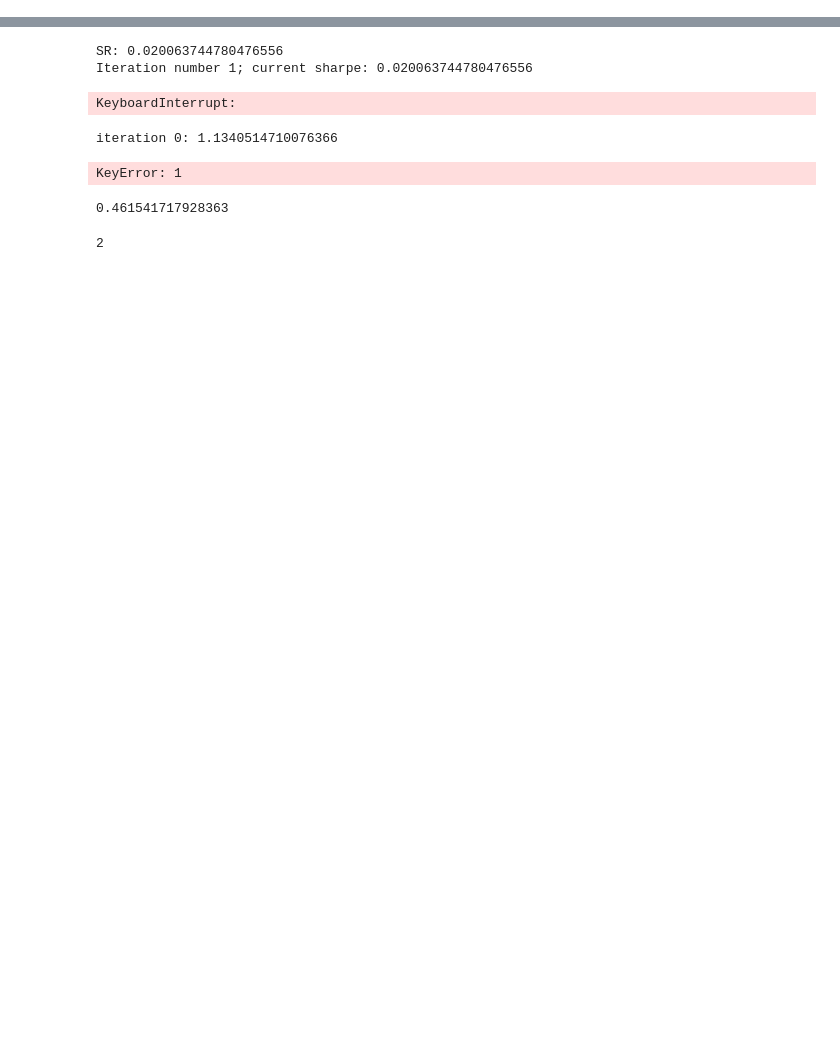
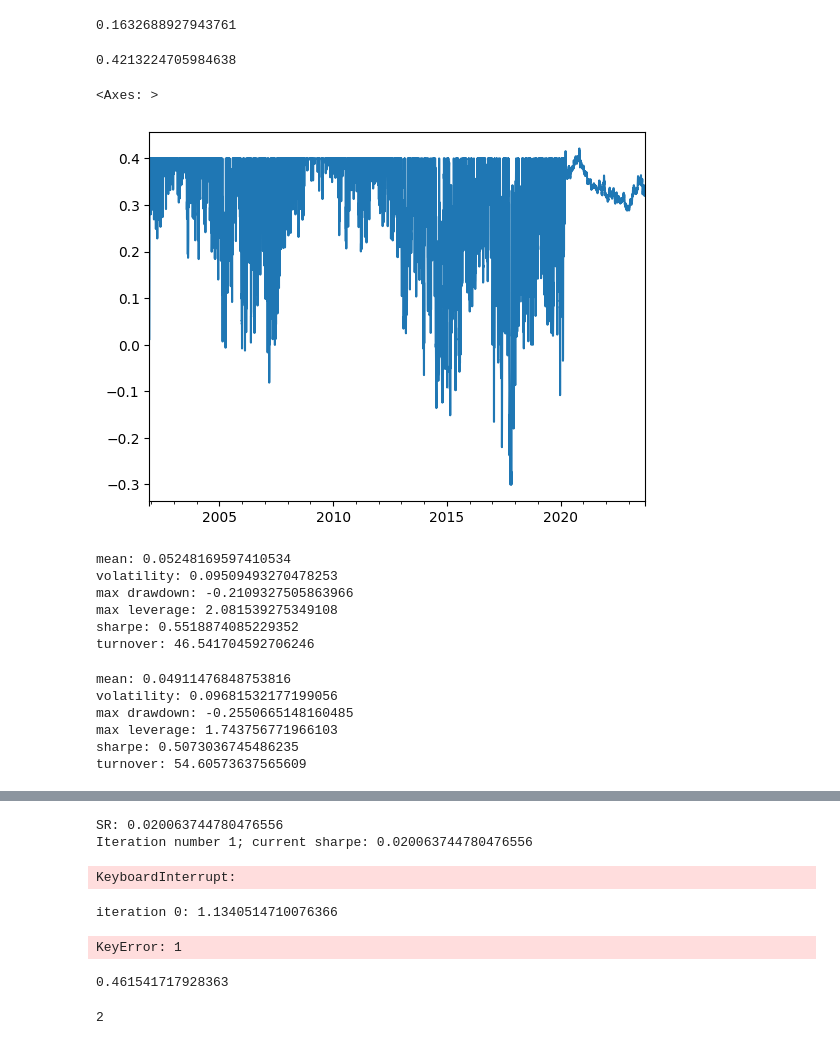
Before and after one commit to cvxgrp/markowitz-reference, a Jupyter notebook: experiments/playground.ipynb, the cells around one changed output, grey strips where cells are left out. Saved outputs shown, nothing was run; the diff lists cells and outputs as text; code cells hidden in the pictures; blank space fills up the shorter version.

```diff
--- a/experiments/playground.ipynb
+++ b/experiments/playground.ipynb
@@ -213,0 +334,30 @@ results2, duals2 = run_markowitz(
+# %%
+gamma_zeros = pd.Series(np.zeros(len(prices)), index=prices.index)
+
+hyperparameters = HyperParameters(
+    1, 1, gamma_zeros, gamma_zeros, gamma_zeros
+)
+
+targets = Targets(
+    T_target=0,
+    L_target=0,
+    risk_target=0,
+)
+limits = Limits(
+    T_max=50/252,
+    L_max=1.6,
+    risk_max=0.15/np.sqrt(252),
+)
+
+results, duals = run_markowitz(
+            full_markowitz,
+            prices,
+            spread,
+            volume,
+            rf,
+            targets=targets,
+            limits=limits,
+            hyperparameters=hyperparameters,
+            hard=False,
+            verbose=True,
+        )
@@ -213,0 +458,41 @@ results2, duals2 = run_markowitz(
+# %%
+duals.Turnover.isna().sum() / len(duals)
+# %% [output]
+0.1632688927943761
+# %%
+results.cash_weight.max()
+# %% [output]
+0.4213224705984638
+# %%
+results.cash_weight.plot()
+# %% [output]
+<Axes: >
+[figure, added]
+# %%
+print(f"mean: {results.mean_return}")
+print(f"volatility: {results.volatility}")
+print(f"max drawdown: {results.max_drawdown}")
+print(f"max leverage: {results.max_leverage}")
+print(f"sharpe: {results.sharpe}")
+print(f"turnover: {results.turnover}")
+# %% [output]
+mean: 0.05248169597410534
+volatility: 0.09509493270478253
+max drawdown: -0.2109327505863966
+max leverage: 2.081539275349108
+sharpe: 0.5518874085229352
+turnover: 46.541704592706246
+# %%
+print(f"mean: {results2.mean_return}")
+print(f"volatility: {results2.volatility}")
+print(f"max drawdown: {results2.max_drawdown}")
+print(f"max leverage: {results2.max_leverage}")
+print(f"sharpe: {results2.sharpe}")
+print(f"turnover: {results2.turnover}")
+# %% [output]
+mean: 0.04911476848753816
+volatility: 0.09681532177199056
+max drawdown: -0.2550665148160485
+max leverage: 1.743756771966103
+sharpe: 0.5073036745486235
+turnover: 54.60573637565609
```
Also changed, not shown: parts of 57 cells of this notebook, 4 other files.
